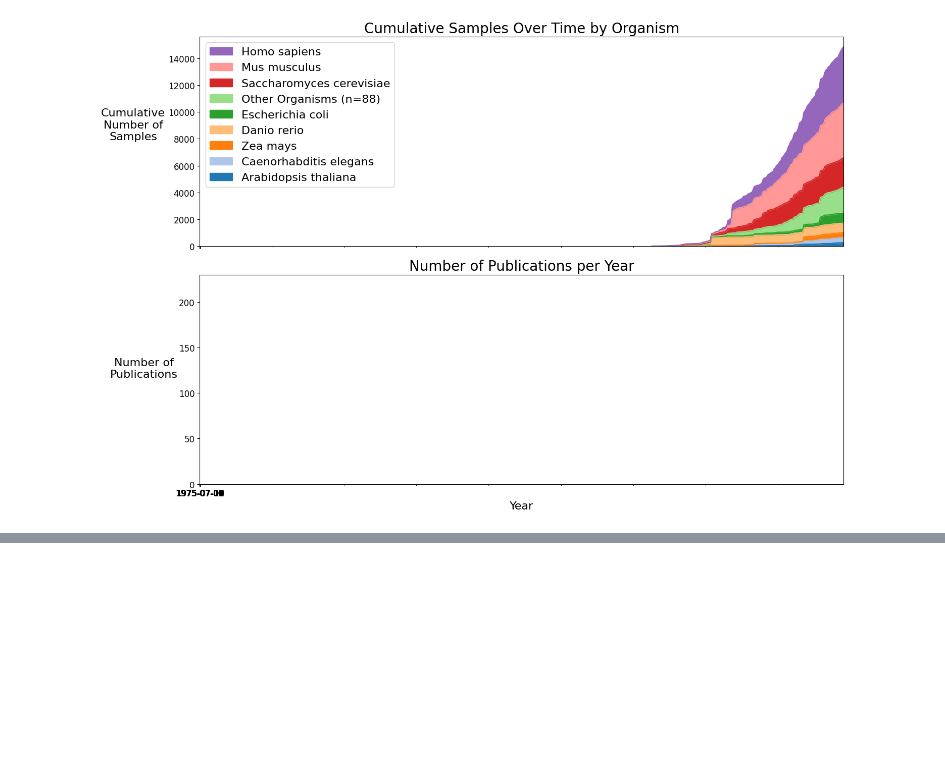
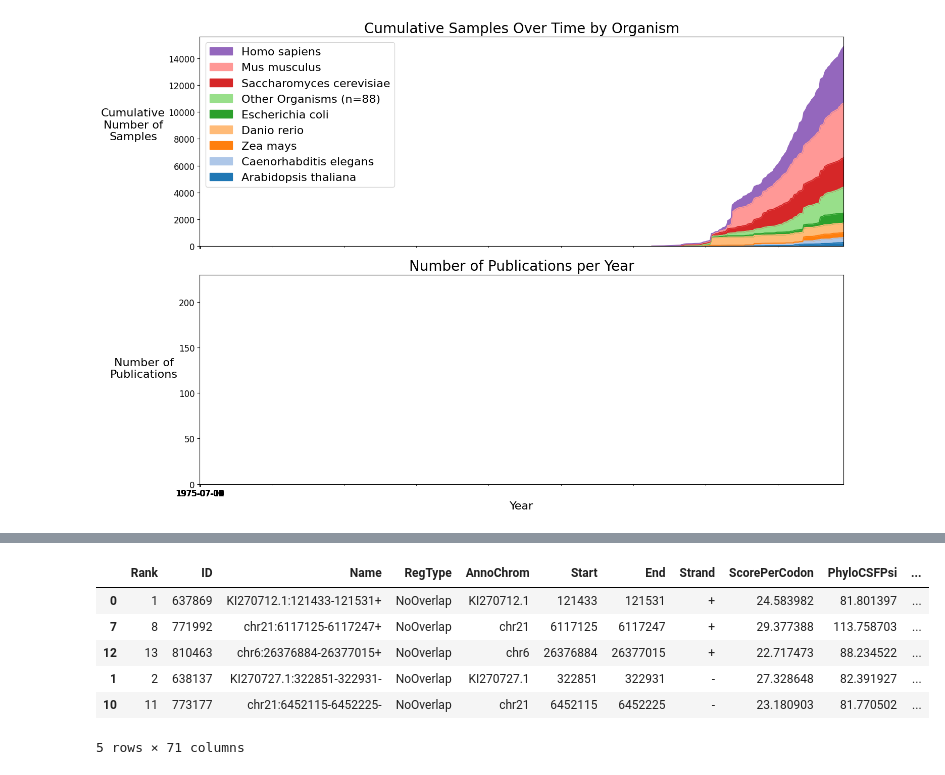
Before and after one commit to riboseqorg/Metadata, a Jupyter notebook: Figure_Generation.ipynb, the cells around one changed output, grey strips where cells are left out. Cells and saved outputs as stored; diff of their text form; code cells hidden in the pictures; blank space fills up the shorter version.

```diff
--- a/Figure_Generation.ipynb
+++ b/Figure_Generation.ipynb
@@ -753,0 +1225,12 @@ plt.savefig("test.svg")
+# %%
+# sort on SvmScore col
+df = df.sort_values('SvmScore', ascending=False)
+df.head()
+# %% [output]
+|  | Rank | ID | Name | RegType | AnnoChrom | Start | End | Strand | ScorePerCodon | PhyloCSFPsi | ... |
+| 0 | 1 | 637869 | KI270712.1:121433-121531+ | NoOverlap | KI270712.1 | 121433 | 121531 | + | 24.583982 | 81.801397 | ... |
+| 7 | 8 | 771992 | chr21:6117125-6117247+ | NoOverlap | chr21 | 6117125 | 6117247 | + | 29.377388 | 113.758703 | ... |
+| 12 | 13 | 810463 | chr6:26376884-26377015+ | NoOverlap | chr6 | 26376884 | 26377015 | + | 22.717473 | 88.234522 | ... |
+| 1 | 2 | 638137 | KI270727.1:322851-322931- | NoOverlap | KI270727.1 | 322851 | 322931 | - | 27.328648 | 82.391927 | ... |
+| 10 | 11 | 773177 | chr21:6452115-6452225- | NoOverlap | chr21 | 6452115 | 6452225 | - | 23.180903 | 81.770502 | ... |
+5 rows × 71 columns
```
Also changed, not shown: parts of 18 cells of this notebook, 12 other files.
